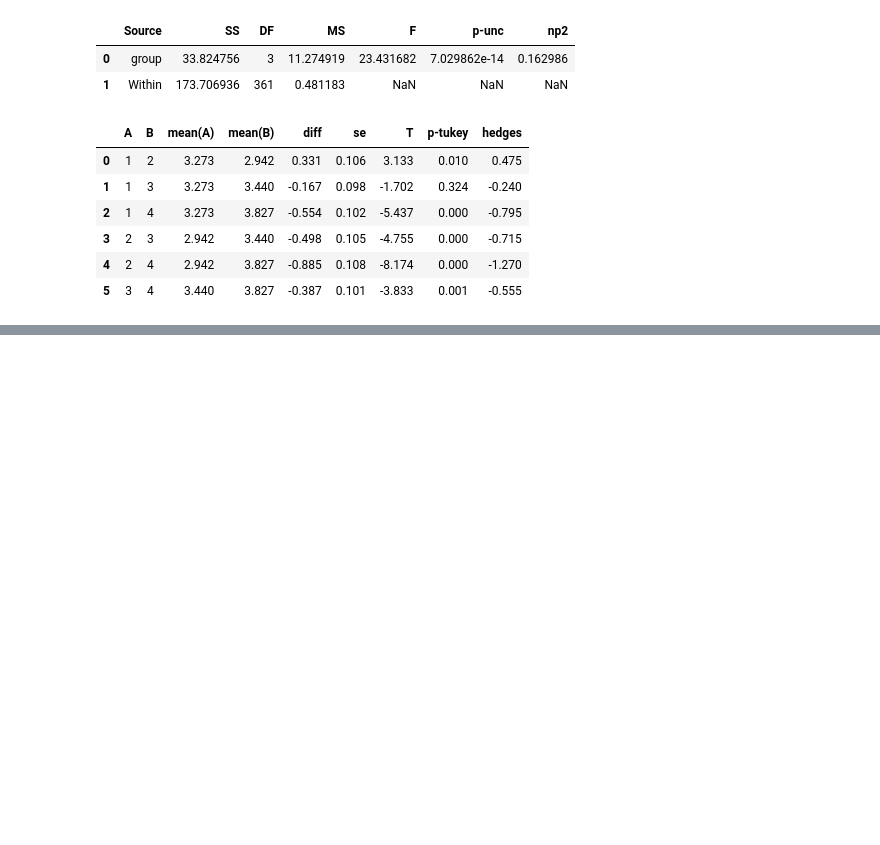
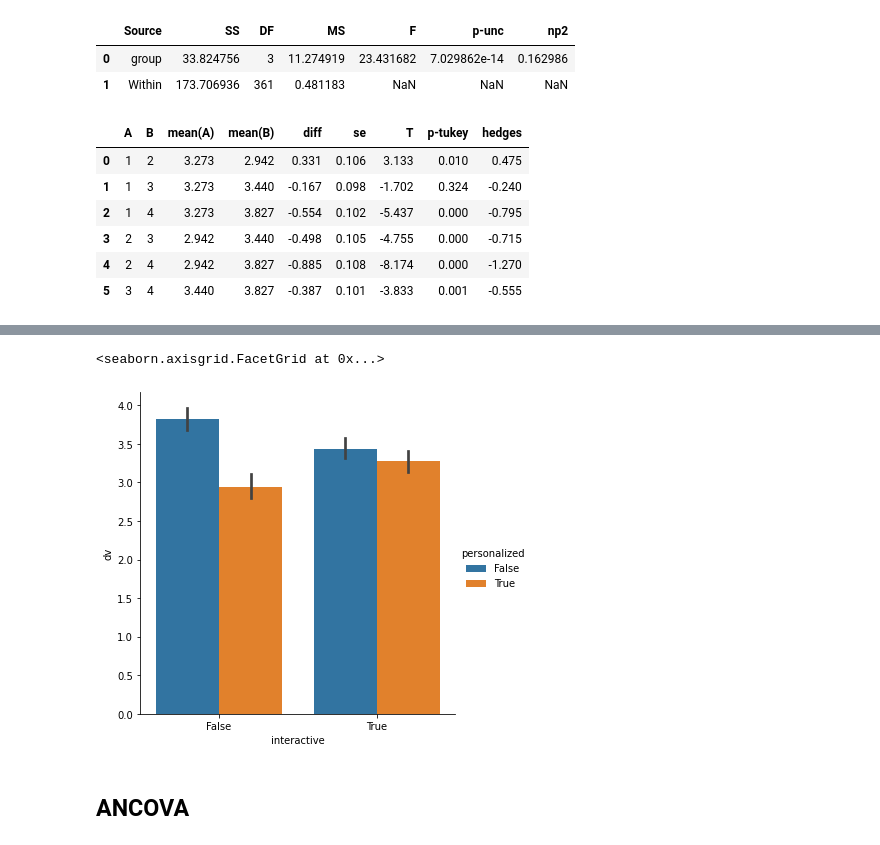
Before and after one commit to uvacw/teaching-ds-rp, a Jupyter notebook: week3/analyzing-experiments.ipynb, the cells around one changed output, grey strips where cells are left out. Drawn from its saved outputs; the diff is of its cells as text; code cells hidden in the pictures; blank space fills up the shorter version.

```diff
--- a/week3/analyzing-experiments.ipynb
+++ b/week3/analyzing-experiments.ipynb
@@ -222,0 +253,8 @@ df.pairwise_tukey(dv='dv', between='group').round(3)
+# %%
+# better plot:
+sns.catplot(x='interactive', y='dv', hue='personalized', kind='bar', data=df)
+# %% [output]
+<seaborn.axisgrid.FacetGrid at 0x...>
+[figure, added]
+# %% [markdown]
+## ANCOVA
```
Also changed, not shown: parts of 10 cells of this notebook.
